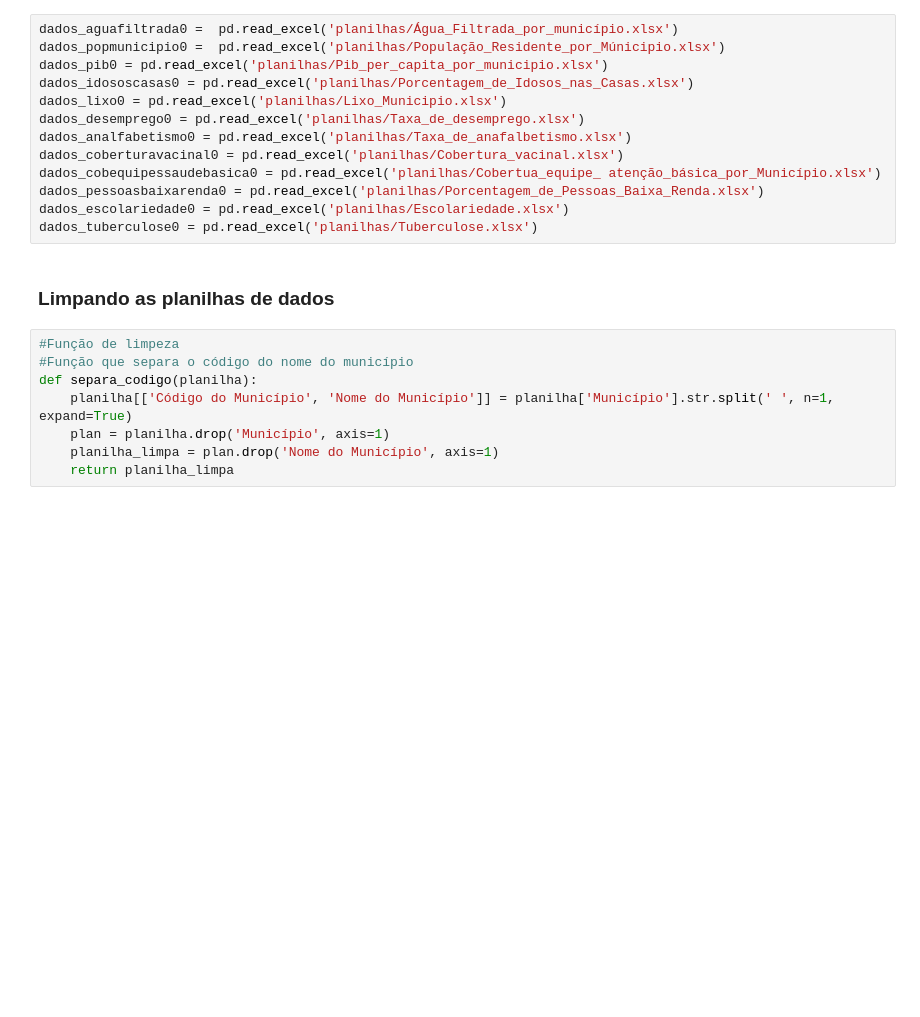
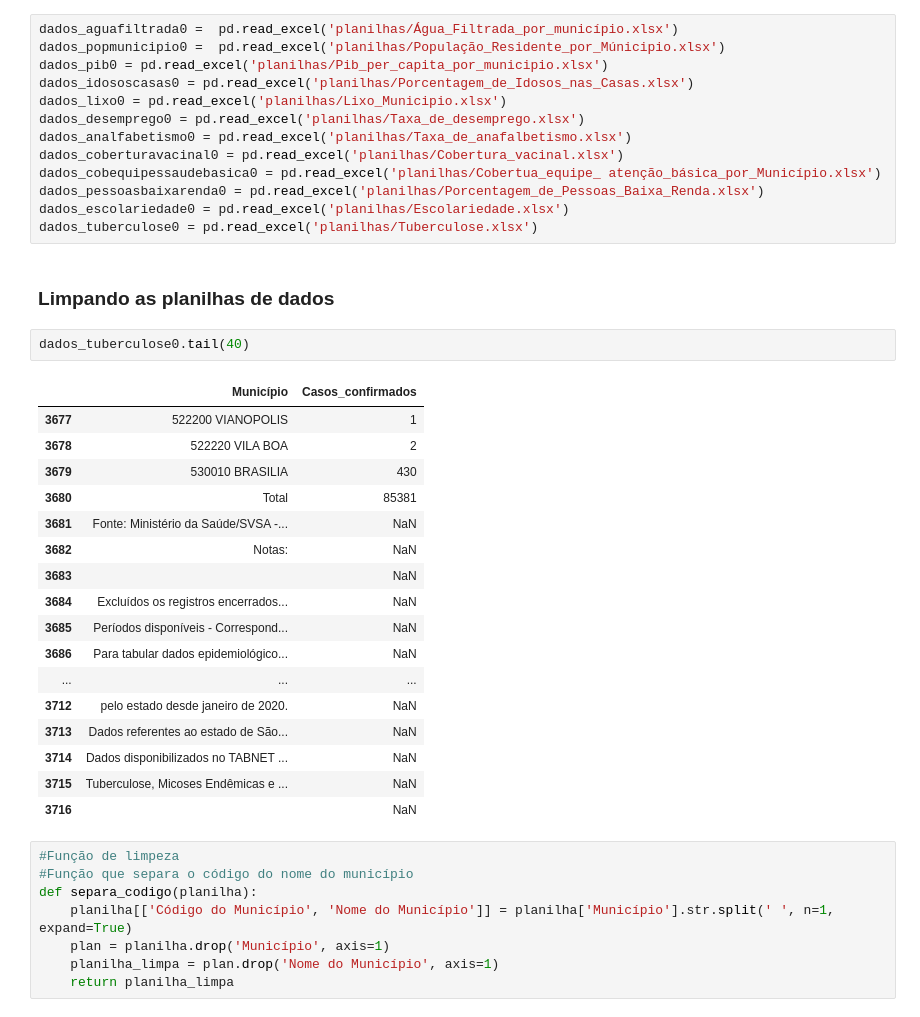
Before and after one commit to carneirogabrielly/Projeto-Microdados, a Jupyter notebook: 21_11_AAAAlison.ipynb, the cells around one changed output. Drawn from its saved outputs; the diff is of its cells as text; blank space fills up the shorter version.

Commit message:
casos confirmados tuberculose

```diff
--- a/21_11_AAAAlison.ipynb
+++ b/21_11_AAAAlison.ipynb
@@ -36,6 +36,26 @@ dados_escolariedade0 = pd.read_excel('planilhas/Escolariedade.xlsx')
 dados_tuberculose0 = pd.read_excel('planilhas/Tuberculose.xlsx')
 # %% [markdown]
 ### Limpando as planilhas de dados
+# %%
+dados_tuberculose0.tail(40)
+# %% [output]
+|  | Município | Casos_confirmados |
+| 3677 | 522200 VIANOPOLIS | 1 |
+| 3678 | 522220 VILA BOA | 2 |
+| 3679 | 530010 BRASILIA | 430 |
+| 3680 | Total | 85381 |
+| 3681 | Fonte: Ministério da Saúde/SVSA -... | NaN |
+| 3682 | Notas: | NaN |
+| 3683 |  | NaN |
+| 3684 | Excluídos os registros encerrados... | NaN |
+| 3685 | Períodos disponíveis - Correspond... | NaN |
+| 3686 | Para tabular dados epidemiológico... | NaN |
+| ... | ... | ... |
+| 3712 | pelo estado desde janeiro de 2020. | NaN |
+| 3713 | Dados referentes ao estado de São... | NaN |
+| 3714 | Dados disponibilizados no TABNET ... | NaN |
+| 3715 | Tuberculose, Micoses Endêmicas e ... | NaN |
+| 3716 |  | NaN |
 # %%
 #Função de limpeza
 #Função que separa o código do nome do município
```
Also changed, not shown: parts of 6 cells of this notebook, 1 other file.
